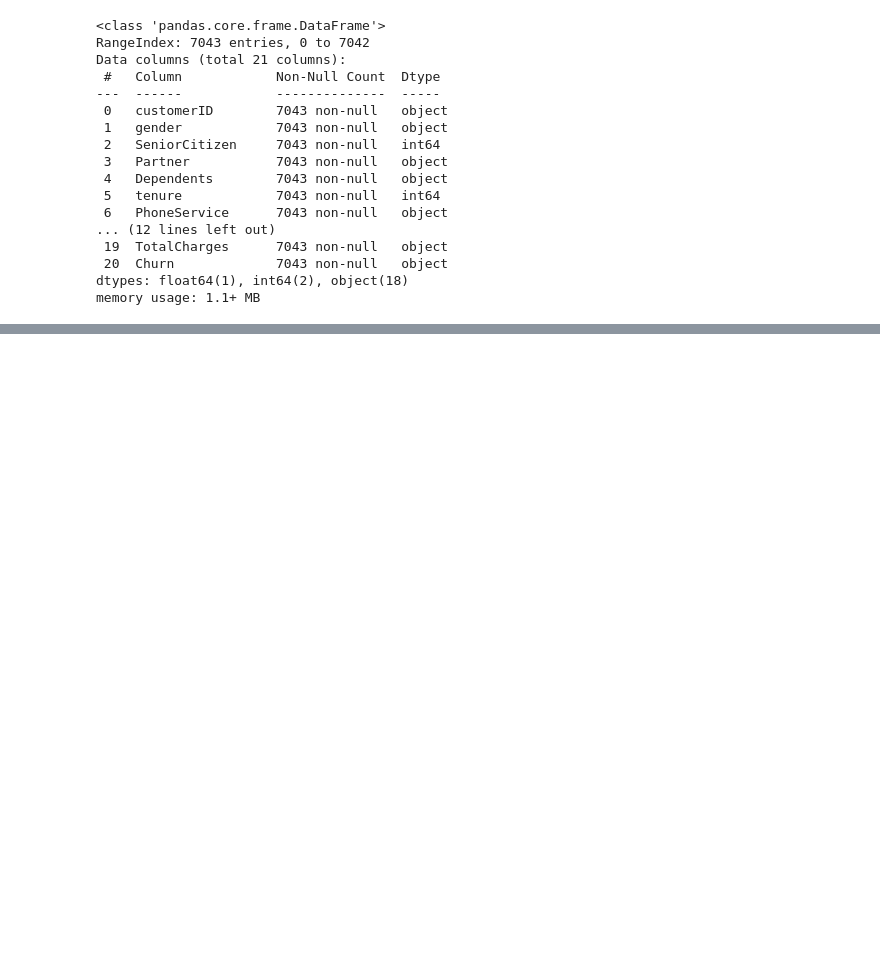
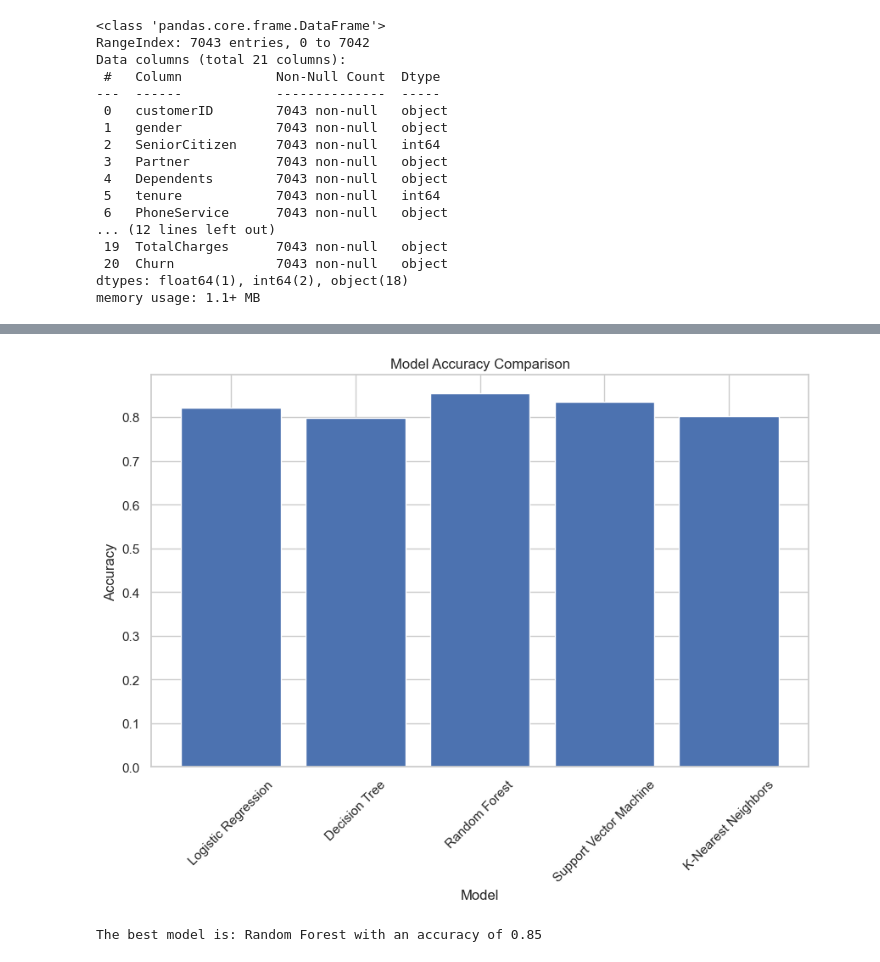
Before and after one commit to Ismazerrouk/Telco-Churn-modelling, a Jupyter notebook: AN.ipynb, the cells around one changed output, grey strips where cells are left out. Saved outputs shown, nothing was run; the diff lists cells and outputs as text; code cells hidden in the pictures; blank space fills up the shorter version.

Commit message:
EDA + trained models

```diff
--- a/AN.ipynb
+++ b/AN.ipynb
@@ -52,0 +197,17 @@ memory usage: 1.1+ MB
+# %%
+from sklearn.preprocessing import StandardScaler
+
+# Initialize the scaler
+scaler = StandardScaler()
+
+# Fit and transform the resampled dataset
+X_resampled_scaled = scaler.fit_transform(X_resampled)
+
+# Convert the scaled data back to a DataFrame
+df_resampled_scaled = pd.DataFrame(X_resampled_scaled, columns=X_resampled.columns)
+
+# Add the target variable back to the scaled DataFrame
+df_resampled_scaled['Churn'] = y_resampled.values
+
+# Display the first few rows of the scaled DataFrame
+df_resampled_scaled.head()
@@ -52,0 +268,21 @@ memory usage: 1.1+ MB
+# %%
+import matplotlib.pyplot as plt
+
+# Store the accuracy of each model
+model_accuracies = {model_name: accuracy_score(y_test, model.predict(X_test)) for model_name, model in models.items()}
+
+# Plot the accuracies
+plt.figure(figsize=(10, 6))
+plt.bar(model_accuracies.keys(), model_accuracies.values())
+plt.xlabel('Model')
+plt.ylabel('Accuracy')
+plt.title('Model Accuracy Comparison')
+plt.xticks(rotation=45)
+plt.show()
+
+# Find the best model
+best_model_name = max(model_accuracies, key=model_accuracies.get)
+print(f"The best model is: {best_model_name} with an accuracy of {model_accuracies[best_model_name]:.2f}")
+# %% [output]
+[figure, added]
+The best model is: Random Forest with an accuracy of 0.85
```
Also changed, not shown: parts of 18 cells of this notebook.
